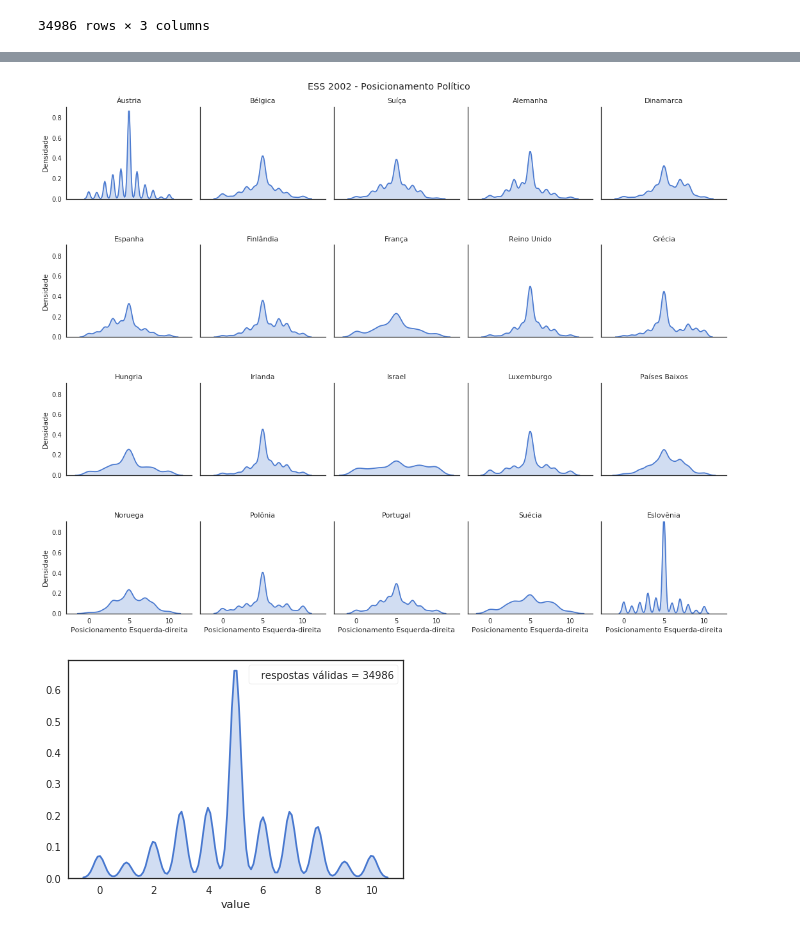
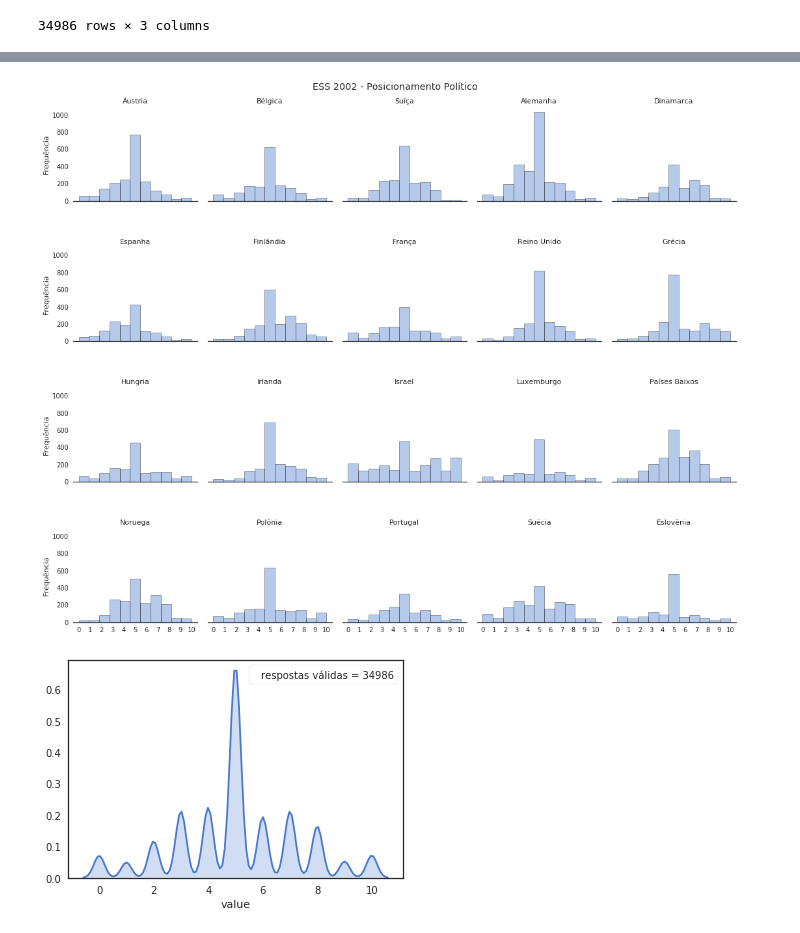
Before and after one commit to marcelovmaciel/Projeto, a Jupyter notebook: data-analysis/01-load_ess.ipynb, the cells around one changed output, grey strips where cells are left out. Drawn from its saved outputs; the diff is of its cells as text; code cells hidden in the pictures.

```diff
--- a/data-analysis/01-load_ess.ipynb
+++ b/data-analysis/01-load_ess.ipynb
@@ -37,7 +37,7 @@ def return_ideos(x,cols,var):
  Better to have the df in a tidy format
     """
     ideo = x[cols].rename(columns = {"cntry": "país"})
-    #ideo = ideo.loc[(ideo["país"] != "Italy") & (ideo["país"] != "Czech Republic")]
+    ideo = ideo.loc[(ideo["país"] != "Italy") & (ideo["país"] != "Czech Republic")]
 
 
     return ideo
@@ -52,8 +52,8 @@ ideo_2002 = return_ideos(ess2002,["cntry", "essround", "lrscale"], "lrscale")
 #ideo = ideo.loc[(ideo.país != "Italy") & (ideo.país != "Czech Republic")]
 #ideo_2002
 # %%
-non_valid_ideo = ideo.loc[ideo["lrscale"]>10.0]
-valid_ideo = ideo.loc[(ideo["lrscale"]<=10.0)]
+#non_valid_ideo = ideo.loc[ideo["lrscale"]>10.0]
+valid_ideo = ideo_2002.loc[(ideo_2002["lrscale"]<=10.0)]
 display(valid_ideo)
 # %% [output]
 |  | país | essround | lrscale |
@@ -112,17 +96,19 @@ Suíça         &     2040 &            0.92 \\
 # %%
 sns.set(style="white", palette="muted", color_codes=True)
 g = (sns.FacetGrid(valid_ideo,col = "país", col_wrap = 5)
-     .map(sns.distplot, "lrscale",hist = False, kde_kws={"shade": True})
+     .map(sns.distplot,"lrscale", kde = False, bins = 11, hist_kws=dict(edgecolor="k", linewidth=1))
      .set_titles("{col_name}")
-     .set_ylabels("Densidade")
-     .set_xlabels("Posicionamento Esquerda-direita")
+     .set_ylabels("Frequência")
+     .set(xticks= range(11))
+     .set_xlabels("")
+     .despine(bottom=False, left=True)
      .fig.subplots_adjust(hspace = 0.5))
 
 plt.suptitle("ESS 2002 - Posicionamento Político", y = 1.01)
 plt.savefig("ess2002plots.pdf", bbox_inches='tight',\
             pad_inches=0.2, dpi = 150)
 # %% [output]
-[figure, old version]
+[figure, new version]
 # %%
 #display(ideo)
 #print(len(ideo.groupby("cntry").count()))
```
Also changed, not shown: parts of 1 cell of this notebook, 1 other file.
